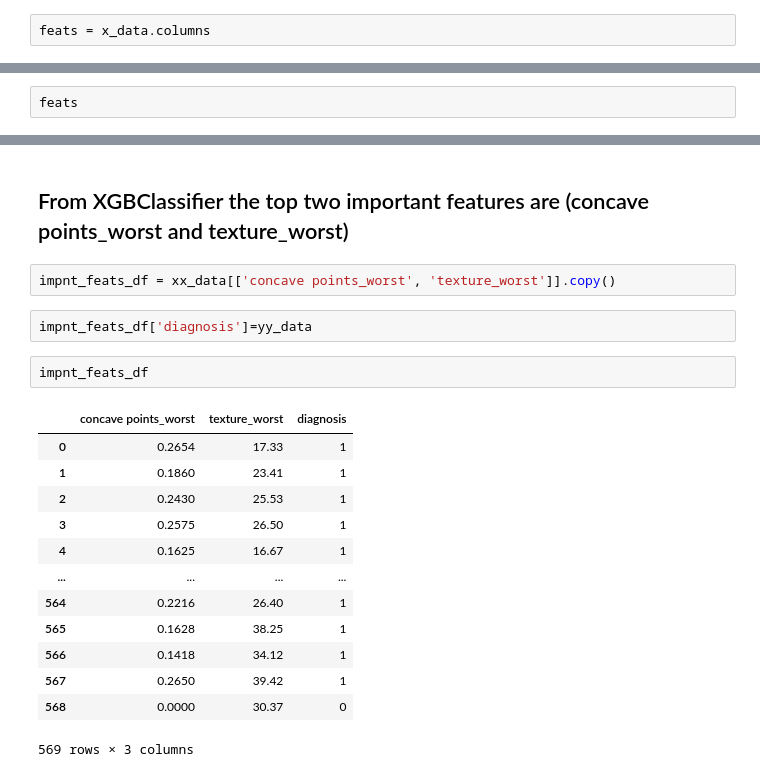
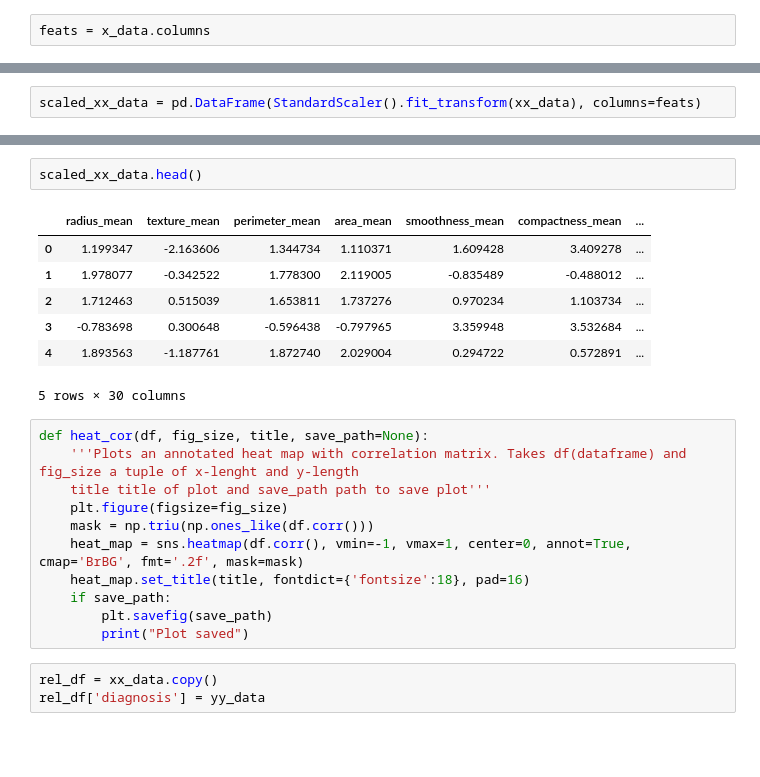
Before and after one commit to mdahwireng/Causality, a Jupyter notebook: notebooks/explore_to_feat_ext.ipynb, the cells around one changed output, grey strips where cells are left out. Drawn from its saved outputs; the diff is of its cells as text; blank space fills up the shorter version.

```diff
--- a/notebooks/explore_to_feat_ext.ipynb
+++ b/notebooks/explore_to_feat_ext.ipynb
@@ -238,2 +241,2 @@ feats = x_data.columns
 # %%
-feats
+scaled_xx_data = pd.DataFrame(StandardScaler().fit_transform(xx_data), columns=feats)
@@ -296,22 +243,24 @@ mdlr.best_feature_imp(max_feats=2)
-# %% [markdown]
-## From XGBClassifier the top two important features are (concave points_worst and texture_worst)
-# %%
-impnt_feats_df = xx_data[['concave points_worst', 'texture_worst']].copy()
-# %%
-impnt_feats_df['diagnosis']=yy_data
-# %%
-impnt_feats_df
-# %% [output]
-|  | concave points_worst | texture_worst | diagnosis |
-| 0 | 0.2654 | 17.33 | 1 |
-| 1 | 0.1860 | 23.41 | 1 |
-| 2 | 0.2430 | 25.53 | 1 |
-| 3 | 0.2575 | 26.50 | 1 |
-| 4 | 0.1625 | 16.67 | 1 |
-| ... | ... | ... | ... |
-| 564 | 0.2216 | 26.40 | 1 |
-| 565 | 0.1628 | 38.25 | 1 |
-| 566 | 0.1418 | 34.12 | 1 |
-| 567 | 0.2650 | 39.42 | 1 |
-| 568 | 0.0000 | 30.37 | 0 |
-569 rows × 3 columns
+# %%
+scaled_xx_data.head()
+# %% [output]
+|  | radius_mean | texture_mean | perimeter_mean | area_mean | smoothness_mean | compactness_mean | ... |
+| 0 | 1.199347 | -2.163606 | 1.344734 | 1.110371 | 1.609428 | 3.409278 | ... |
+| 1 | 1.978077 | -0.342522 | 1.778300 | 2.119005 | -0.835489 | -0.488012 | ... |
+| 2 | 1.712463 | 0.515039 | 1.653811 | 1.737276 | 0.970234 | 1.103734 | ... |
+| 3 | -0.783698 | 0.300648 | -0.596438 | -0.797965 | 3.359948 | 3.532684 | ... |
+| 4 | 1.893563 | -1.187761 | 1.872740 | 2.029004 | 0.294722 | 0.572891 | ... |
+5 rows × 30 columns
+# %%
+def heat_cor(df, fig_size, title, save_path=None):
+    '''Plots an annotated heat map with correlation matrix. Takes df(dataframe) and fig_size a tuple of x-lenght and y-length
+    title title of plot and save_path path to save plot'''
+    plt.figure(figsize=fig_size)
+    mask = np.triu(np.ones_like(df.corr()))
+    heat_map = sns.heatmap(df.corr(), vmin=-1, vmax=1, center=0, annot=True, cmap='BrBG', fmt='.2f', mask=mask)
+    heat_map.set_title(title, fontdict={'fontsize':18}, pad=16)
+    if save_path:
+        plt.savefig(save_path)
+        print("Plot saved")
+# %%
+rel_df = xx_data.copy()
+rel_df['diagnosis'] = yy_data
```
Also changed, not shown: parts of 20 cells of this notebook, 3 other files.
